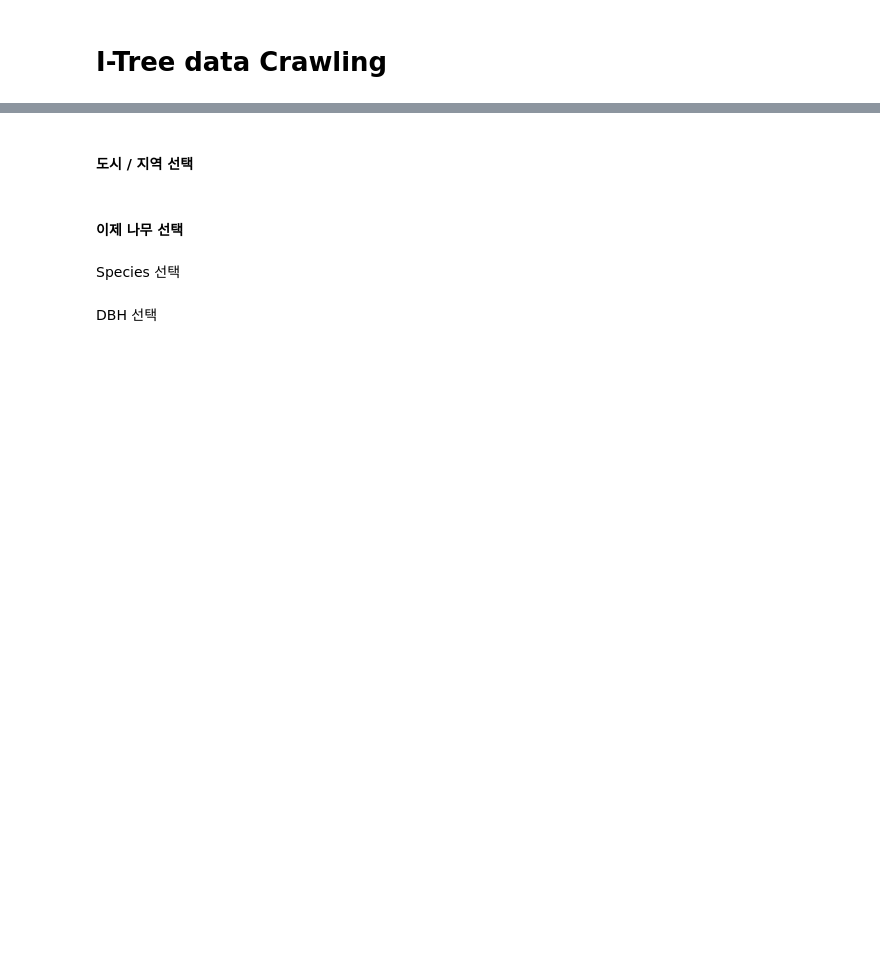
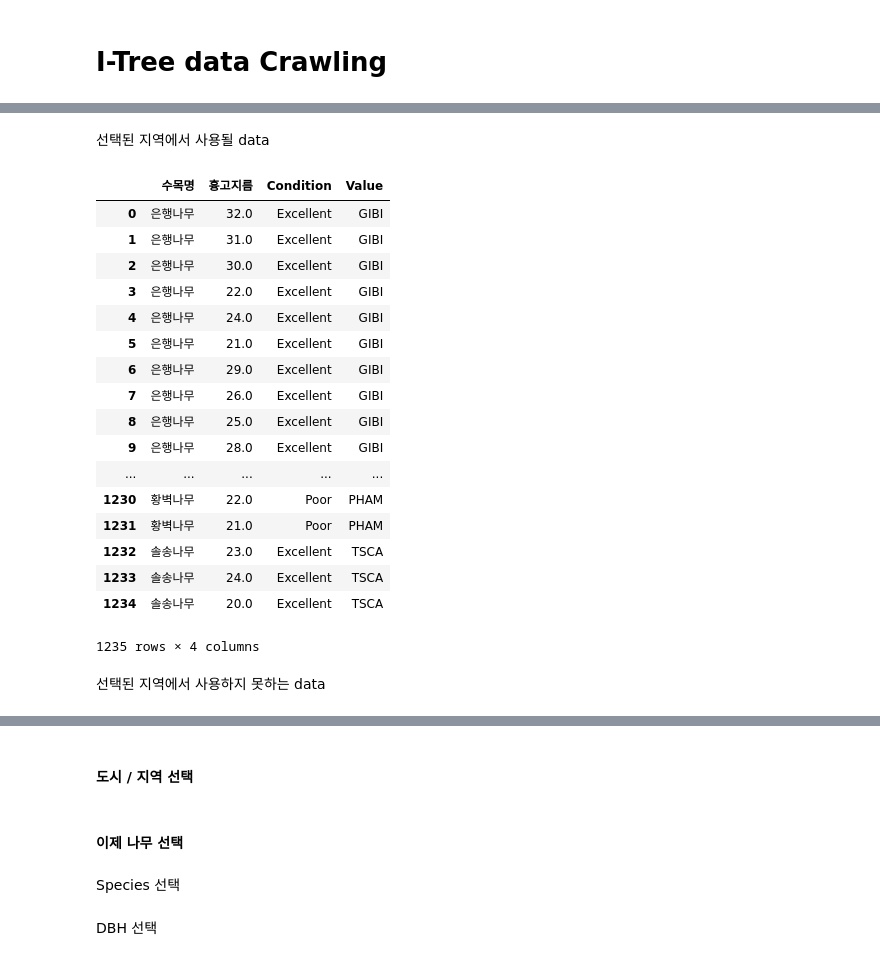
Before and after one commit to BaeYoungHwan/Tree, a Jupyter notebook: Code/Back-End/Project_Crawling.ipynb, the cells around one changed output, grey strips where cells are left out. Drawn from its saved outputs; the diff is of its cells as text; code cells hidden in the pictures; blank space fills up the shorter version.

```diff
--- a/Code/Back-End/Project_Crawling.ipynb
+++ b/Code/Back-End/Project_Crawling.ipynb
@@ -8,0 +76,7 @@ driver.get("https://planting.itreetools.org/app/location/")
+# %%
+values = [_.get_attribute("value") for _ in driver.find_elements_by_xpath("//select[@class='tree-species']//option")]
+# %%
+matching = list()
+for i in k_tree.iterrows():
+    if i[1]["Value"] in values:
+        matching.append(i[1]["Value"])
@@ -8,0 +105,30 @@ driver.get("https://planting.itreetools.org/app/location/")
+# %% [markdown]
+선택된 지역에서 사용될 data
+# %%
+input_data = pd.DataFrame(columns=data.columns)
+for i in data.iterrows():
+    if i[1][3] in matching:
+        input_data = input_data.append(i[1], ignore_index=True)
+# %%
+input_data
+# %% [output]
+|  | 수목명 | 흉고지름 | Condition | Value |
+| 0 | 은행나무 | 32.0 | Excellent | GIBI |
+| 1 | 은행나무 | 31.0 | Excellent | GIBI |
+| 2 | 은행나무 | 30.0 | Excellent | GIBI |
+| 3 | 은행나무 | 22.0 | Excellent | GIBI |
+| 4 | 은행나무 | 24.0 | Excellent | GIBI |
+| 5 | 은행나무 | 21.0 | Excellent | GIBI |
+| 6 | 은행나무 | 29.0 | Excellent | GIBI |
+| 7 | 은행나무 | 26.0 | Excellent | GIBI |
+| 8 | 은행나무 | 25.0 | Excellent | GIBI |
+| 9 | 은행나무 | 28.0 | Excellent | GIBI |
+| ... | ... | ... | ... | ... |
+| 1230 | 황벽나무 | 22.0 | Poor | PHAM |
+| 1231 | 황벽나무 | 21.0 | Poor | PHAM |
+| 1232 | 솔송나무 | 23.0 | Excellent | TSCA |
+| 1233 | 솔송나무 | 24.0 | Excellent | TSCA |
+| 1234 | 솔송나무 | 20.0 | Excellent | TSCA |
+1235 rows × 4 columns
+# %% [markdown]
+선택된 지역에서 사용하지 못하는 data
```
Also changed, not shown: parts of 31 cells of this notebook, 1 other file.
